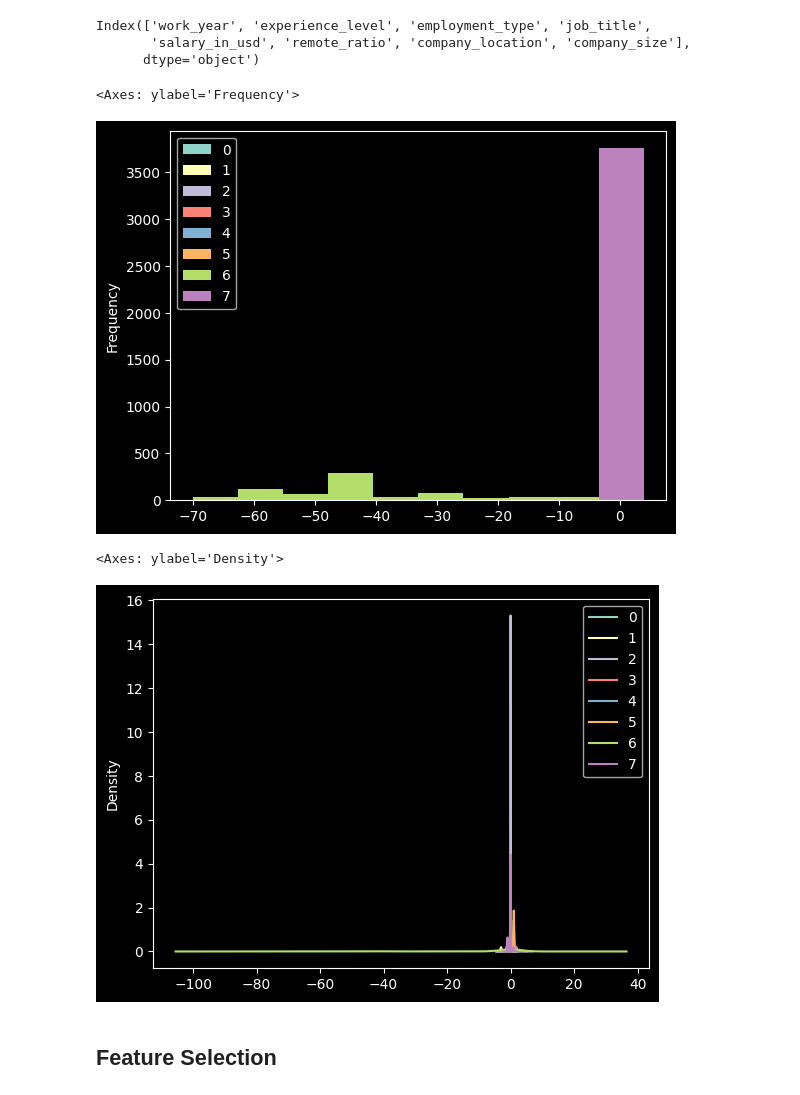
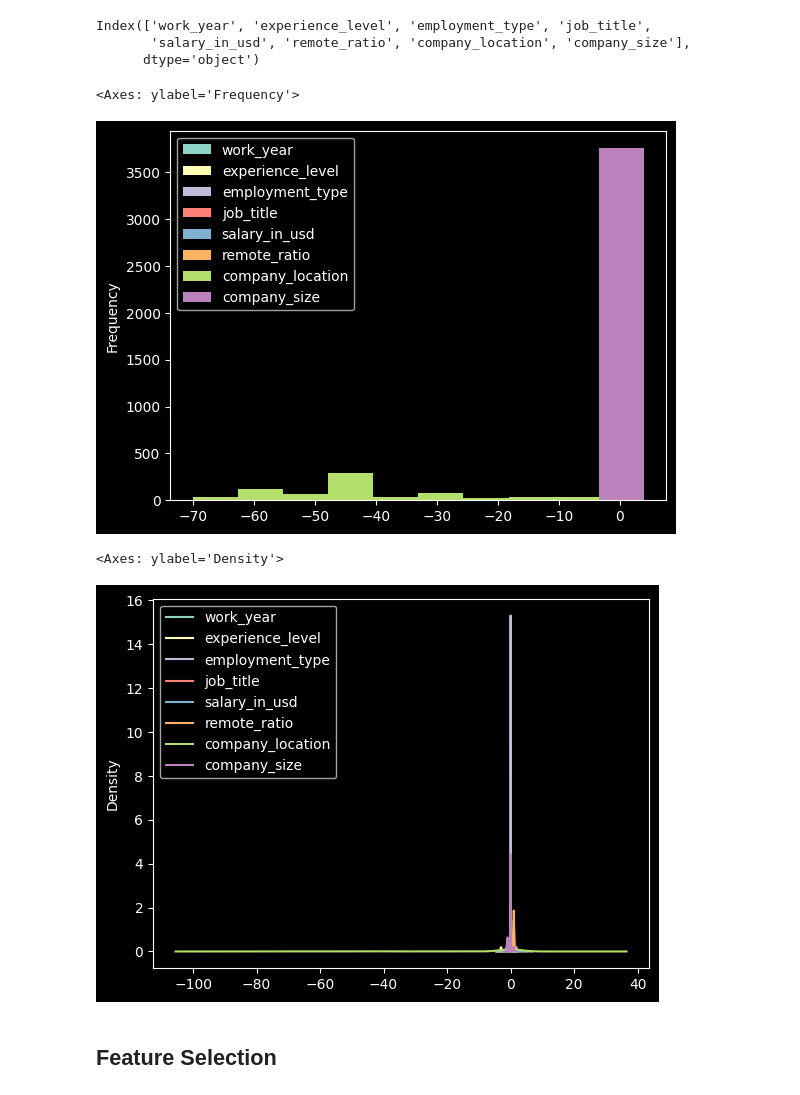
Before and after one commit to yousefmrashad/checkdata, a Jupyter notebook: checkdata.ipynb, the cells around one changed output. Saved outputs shown, nothing was run; the diff lists cells and outputs as text; code cells hidden in the pictures.

```diff
--- a/checkdata.ipynb
+++ b/checkdata.ipynb
@@ -361,15 +361,15 @@ Index(['work_year', 'experience_level', 'employment_type', 'job_title',
        'salary_in_usd', 'remote_ratio', 'company_location', 'company_size'],
       dtype='object')
 # %%
-pd.DataFrame(df_scaled).plot.hist()
+pd.DataFrame(df_scaled, columns = df.columns).plot.hist()
 # %% [output]
 <Axes: ylabel='Frequency'>
-[figure, old version]
+[figure, new version]
 # %%
-pd.DataFrame(df_scaled).plot.kde()
+pd.DataFrame(df_scaled, columns = df.columns).plot.kde()
 # %% [output]
 <Axes: ylabel='Density'>
-[figure, old version]
+[figure, new version]
 # %% [markdown]
 ## Feature Selection
 # %% [markdown]
```
Also changed, not shown: parts of 1 cell of this notebook.
